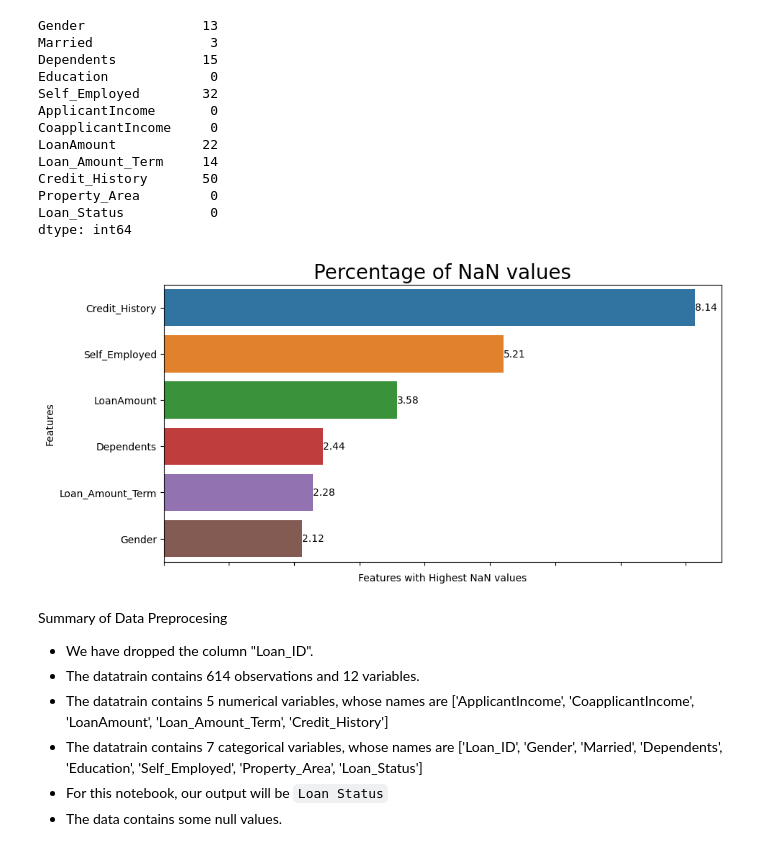
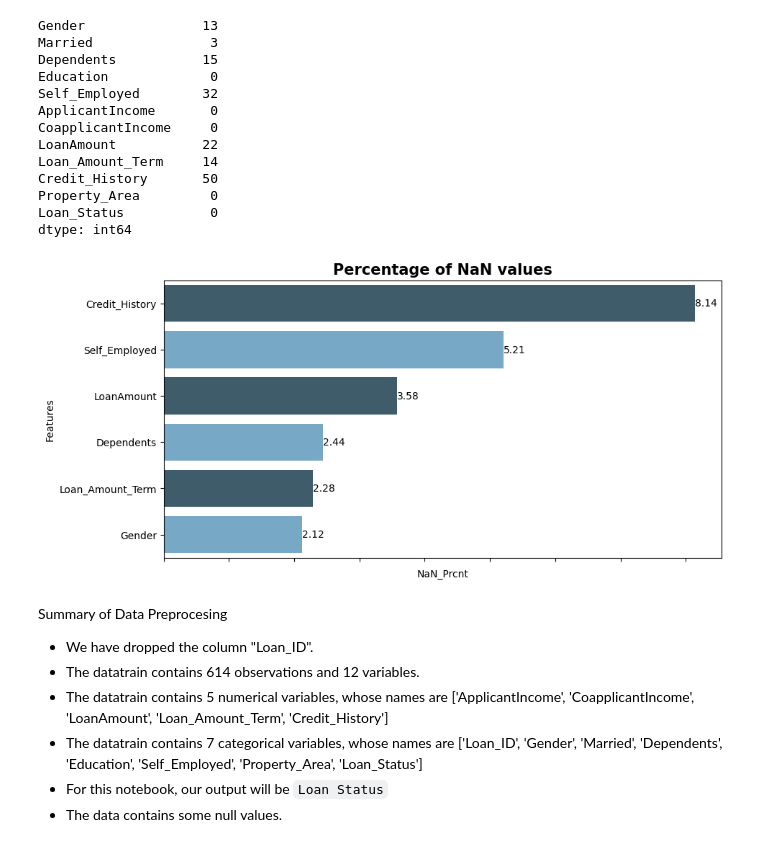
Before and after one commit to Supeernov-a/Loan-Prediction, a Jupyter notebook: Project_Loan_Predictions.ipynb, the cells around one changed output. Saved outputs shown, nothing was run; the diff lists cells and outputs as text; code cells hidden in the pictures.

```diff
--- a/Project_Loan_Predictions.ipynb
+++ b/Project_Loan_Predictions.ipynb
@@ -178,29 +174,29 @@ dtype: int64
 # %%
 # Percentage of null values
 # ==============================================================================
 nan_p = []
 columns = datatrain.columns
 for i in columns:
     prcnt = len(datatrain[i][datatrain[i].isna() == True]) / len(datatrain[i])*100
     nan_p.append(round(prcnt,2))
 
 Nan_values = pd.DataFrame({'Features' : columns, 'NaN_Prcnt': nan_p}).sort_values(by = 'NaN_Prcnt', ascending = False)
 Nan_values = Nan_values[Nan_values.NaN_Prcnt > 1]
 
 
 
 fig , ax = plt.subplots(figsize=(10, 5))
-plt.title('Percentage of NaN values', size = 20)
+plt.title('Percentage of NaN values', size = 15, weight = "bold")
 
-sns.barplot(x = Nan_values.NaN_Prcnt, y = Nan_values.Features)
-plt.xlabel("Features with Highest NaN values")
+sns.barplot(x = Nan_values.NaN_Prcnt, y = Nan_values.Features, palette=["#385E72","#6AABD2"])
+
 #to create label on the graphs
 ax.set(xticklabels=[])
 for i in ax.containers:
     ax.bar_label(i) #bar label
 plt.show()
 # %% [output]
-[figure, old version]
+[figure, new version]
 # %% [markdown]
 Summary of Data Preprocesing
 *   We have dropped the column "Loan_ID".
```
Also changed, not shown: parts of 52 cells of this notebook.
